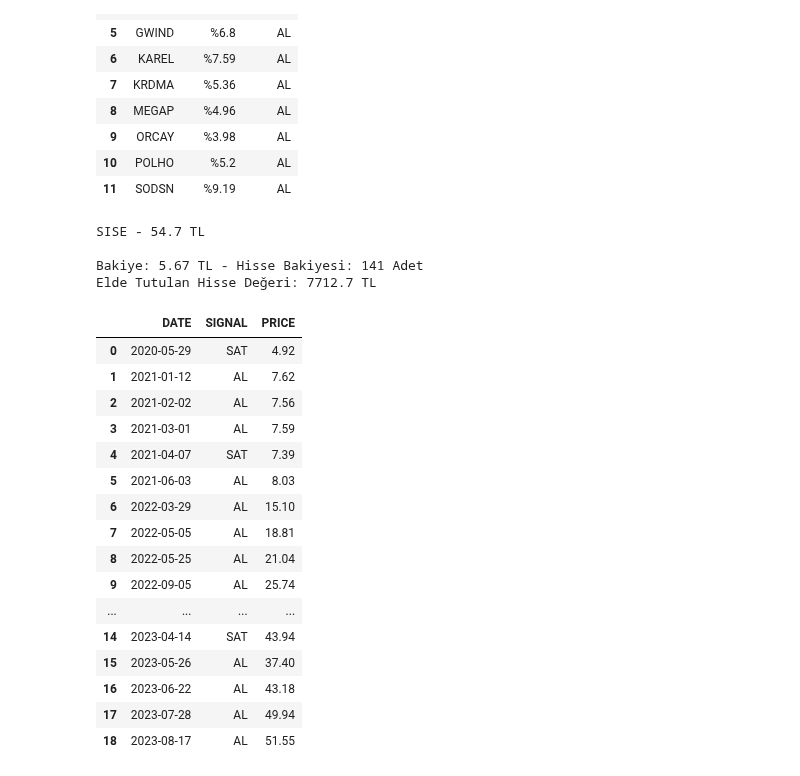
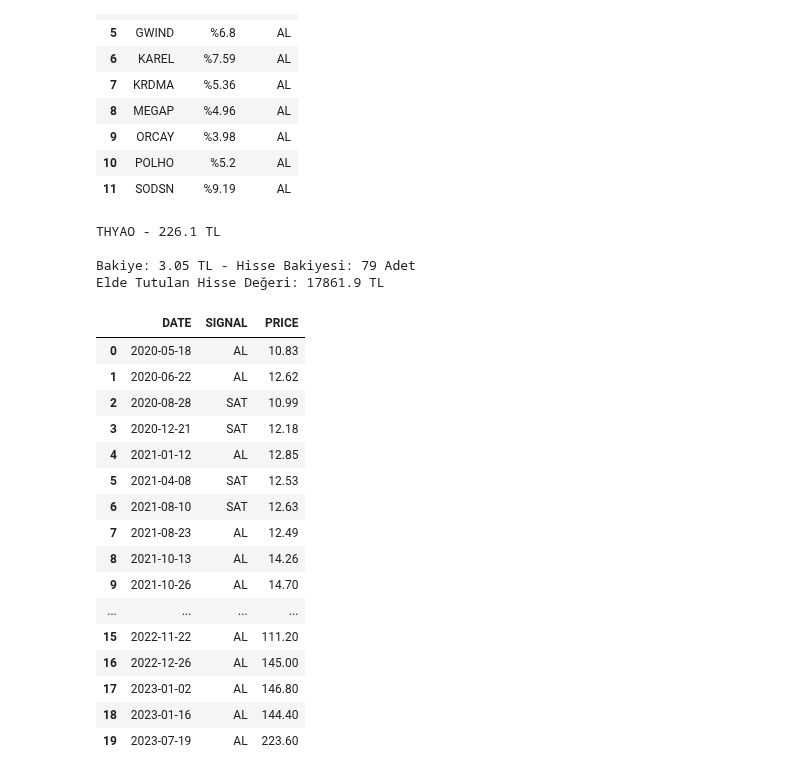
Before and after one commit to erendagasan/Eren-Dagasan-Personal, a Jupyter notebook: UI_DENEME.ipynb, the cells around one changed output. Cells and saved outputs as stored; diff of their text form; code cells hidden in the pictures.

```diff
--- a/UI_DENEME.ipynb
+++ b/UI_DENEME.ipynb
@@ -921,7 +921,7 @@ whole_df.style.apply(color_boolean, axis=1)
 #@markdown * Bakiye başlangıcı 1000 TL.
 #@markdown * Tarama başlangıcı 01-01-2020.
 
-hisse_adi = "SISE" # @param {type:"string"}
+hisse_adi = "THYAO" # @param {type:"string"}
 import requests
 from bs4 import BeautifulSoup
 from datetime import datetime, timedelta
@@ -980,49 +980,49 @@ try:
       stock_balance = int(balance/row["PRICE"])
       balance = balance - stock_balance*row["PRICE"]
     elif row["SIGNAL"] == "SAT" and stock_balance > 0:
       balance = balance + stock_balance*row["PRICE"]
       stock_balance = 0
 
 
 except:
   print("HATA")
 
 clear_output()
 def color_boolean(row):
     color = ''
     if row["SIGNAL"] == "AL":
       color = 'green'
     else:
       color='red'
     return ['background-color: %s' % color] * len(row)
 
 stock_closing_price = data["Close"].iloc[-1]
 print(f"{stock} - {round(stock_closing_price, 2)} TL\n")
 print(f"Bakiye: {round(balance,2)} TL - Hisse Bakiyesi: {round(stock_balance,2)} Adet")
 if stock_balance > 0:
   print(f"Elde Tutulan Hisse Değeri: {round(stock_closing_price*stock_balance, 2)} TL\n")
 
 signal_df.reset_index(drop=True, inplace=True)
 signal_df.style.apply(color_boolean, axis=1).format({col: "{:.2f}" for col in signal_df.select_dtypes(include='float').columns})
 # %% [output]
-SISE - 54.7 TL
+THYAO - 226.1 TL
 
-Bakiye: 5.67 TL - Hisse Bakiyesi: 141 Adet
-Elde Tutulan Hisse Değeri: 7712.7 TL
+Bakiye: 3.05 TL - Hisse Bakiyesi: 79 Adet
+Elde Tutulan Hisse Değeri: 17861.9 TL
 |  | DATE | SIGNAL | PRICE |
-| 0 | 2020-05-29 | SAT | 4.92 |
-| 1 | 2021-01-12 | AL | 7.62 |
-| 2 | 2021-02-02 | AL | 7.56 |
-| 3 | 2021-03-01 | AL | 7.59 |
-| 4 | 2021-04-07 | SAT | 7.39 |
-| 5 | 2021-06-03 | AL | 8.03 |
-| 6 | 2022-03-29 | AL | 15.10 |
-| 7 | 2022-05-05 | AL | 18.81 |
-| 8 | 2022-05-25 | AL | 21.04 |
-| 9 | 2022-09-05 | AL | 25.74 |
+| 0 | 2020-05-18 | AL | 10.83 |
+| 1 | 2020-06-22 | AL | 12.62 |
+| 2 | 2020-08-28 | SAT | 10.99 |
+| 3 | 2020-12-21 | SAT | 12.18 |
+| 4 | 2021-01-12 | AL | 12.85 |
+| 5 | 2021-04-08 | SAT | 12.53 |
+| 6 | 2021-08-10 | SAT | 12.63 |
+| 7 | 2021-08-23 | AL | 12.49 |
+| 8 | 2021-10-13 | AL | 14.26 |
+| 9 | 2021-10-26 | AL | 14.70 |
 | ... | ... | ... | ... |
-| 14 | 2023-04-14 | SAT | 43.94 |
-| 15 | 2023-05-26 | AL | 37.40 |
-| 16 | 2023-06-22 | AL | 43.18 |
-| 17 | 2023-07-28 | AL | 49.94 |
-| 18 | 2023-08-17 | AL | 51.55 |
+| 15 | 2022-11-22 | AL | 111.20 |
+| 16 | 2022-12-26 | AL | 145.00 |
+| 17 | 2023-01-02 | AL | 146.80 |
+| 18 | 2023-01-16 | AL | 144.40 |
+| 19 | 2023-07-19 | AL | 223.60 |
```
